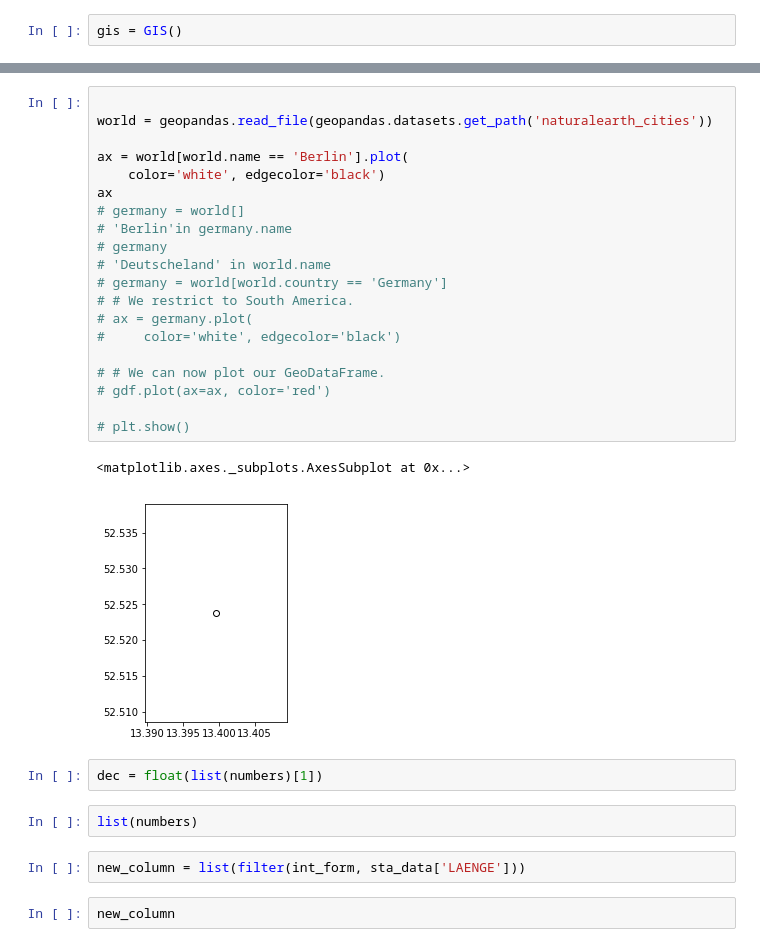
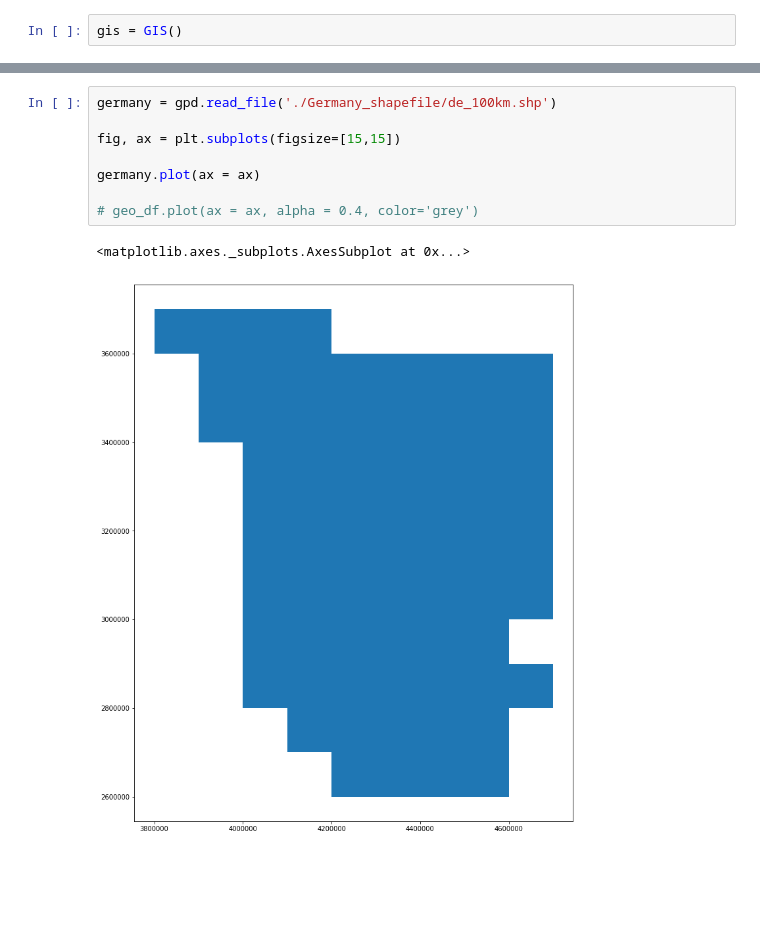
Before and after one commit to hainguyen93/grips-2019, a Jupyter notebook: ruby_code/Mapping.ipynb, the cells around one changed output, grey strips where cells are left out. Saved outputs shown, nothing was run; the diff lists cells and outputs as text; blank space fills up the shorter version.

Commit message:
visuals and more

```diff
--- a/ruby_code/Mapping.ipynb
+++ b/ruby_code/Mapping.ipynb
@@ -112,34 +150,14 @@ gdf.head()
 | 2 | 8000004 | HA | de:05774:7131 | Altenbeken | FV | 8,94331900 | 51,7664330 | NaN | POINT (8.943319000000001 51.766433) |
 | 3 | 8000007 | FALZ | de:07331:55 | Alzey | RV | 8,10974900 | 49,7502000 | NaN | POINT (8.109749000000001 49.7502) |
 | 4 | 8000009 | NAN | de:09561:11000 | Ansbach | FV | 10,5782390 | 49,2980320 | NaN | POINT (10.578239 49.298032) |
-# %%
-
-world = geopandas.read_file(geopandas.datasets.get_path('naturalearth_cities'))
-
-ax = world[world.name == 'Berlin'].plot(
-    color='white', edgecolor='black')
-ax
-# germany = world[]
-# 'Berlin'in germany.name
-# germany
-# 'Deutscheland' in world.name
-# germany = world[world.country == 'Germany']
-# # We restrict to South America.
-# ax = germany.plot(
-#     color='white', edgecolor='black')
-
-# # We can now plot our GeoDataFrame.
-# gdf.plot(ax=ax, color='red')
-
-# plt.show()
-# %% [output]
-<matplotlib.axes._subplots.AxesSubplot at 0x...>
-[figure, removed]
-# %%
-dec = float(list(numbers)[1])
-# %%
-list(numbers)
-# %%
-new_column = list(filter(int_form, sta_data['LAENGE']))
-# %%
-new_column
+# %%
+germany = gpd.read_file('./Germany_shapefile/de_100km.shp')
+
+fig, ax = plt.subplots(figsize=[15,15])
+
+germany.plot(ax = ax)
+
+# geo_df.plot(ax = ax, alpha = 0.4, color='grey')
+# %% [output]
+<matplotlib.axes._subplots.AxesSubplot at 0x...>
+[figure, added]
```
Also changed, not shown: parts of 5 cells of this notebook, 34 other files.
